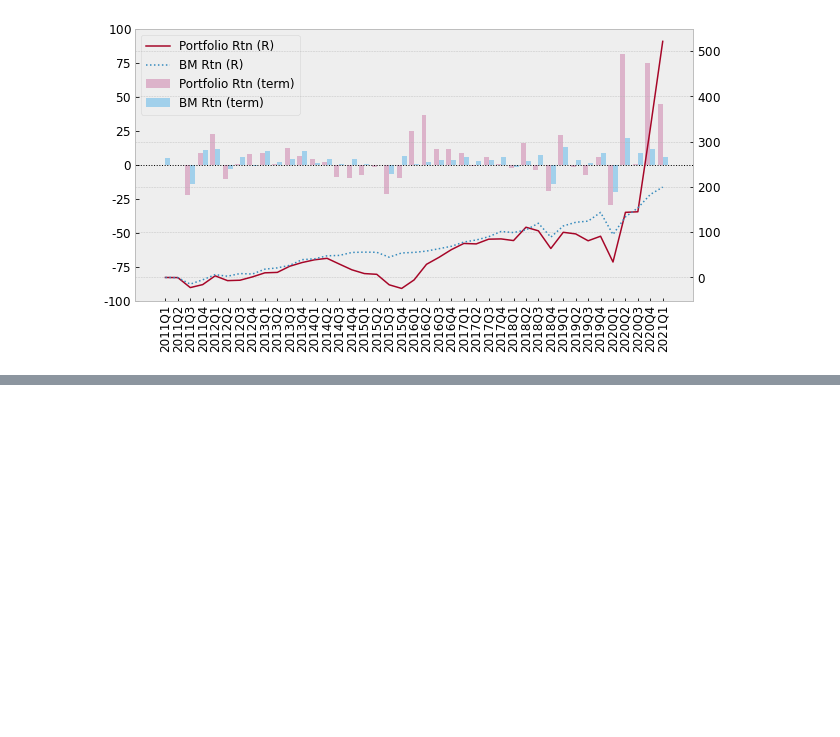
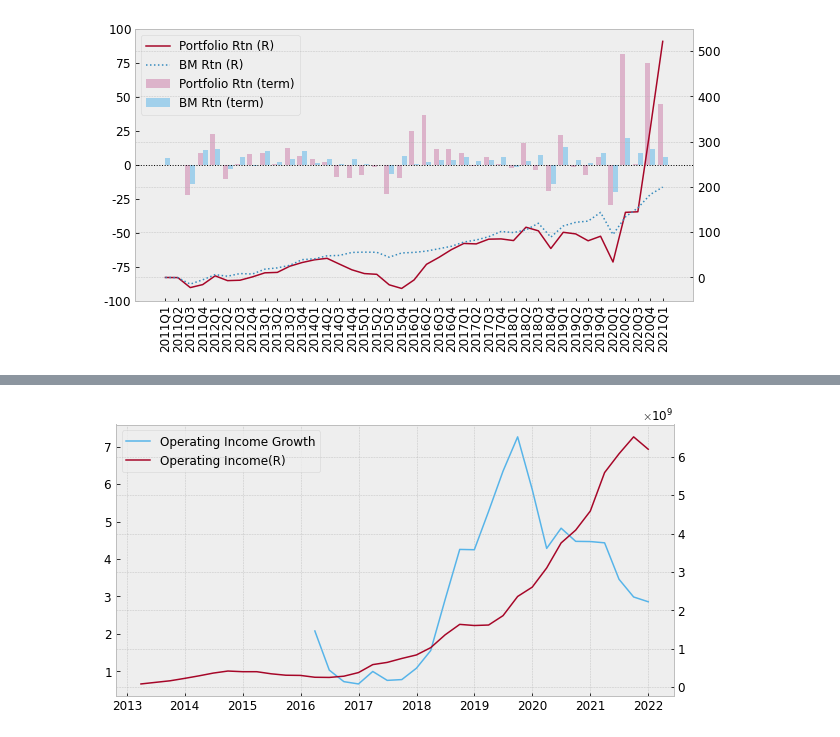
Before and after one commit to duckbill413/software-lecture, a Jupyter notebook: lecture5_2.ipynb, the cells around one changed output, grey strips where cells are left out. Cells and saved outputs as stored; diff of their text form; code cells hidden in the pictures; blank space fills up the shorter version.

```diff
--- a/lecture5_2.ipynb
+++ b/lecture5_2.ipynb
@@ -281,0 +302,6 @@ fs.draw_return(df)
+# %%
+# 영업이익 증가율 (3년간)
+df['Operating Income Growth'] = (df['Operating Income'] - df['Operating Income'].shift(12)) / abs(df['Operating Income'].shift(12))
+fs.draw_chart(df, left='Operating Income Growth', right='Operating Income')
+# %% [output]
+[figure, added]
```
Also changed, not shown: parts of 38 cells of this notebook.
